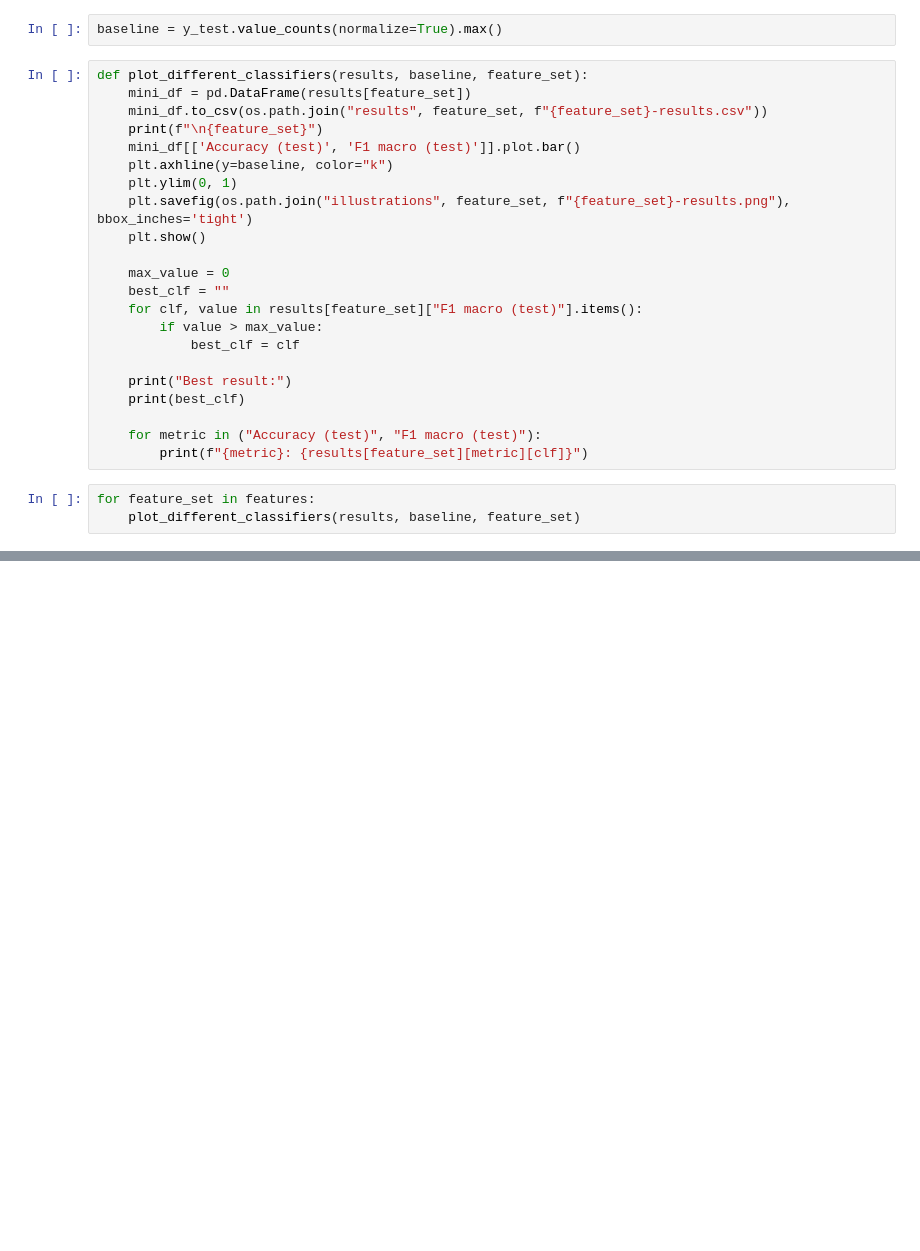
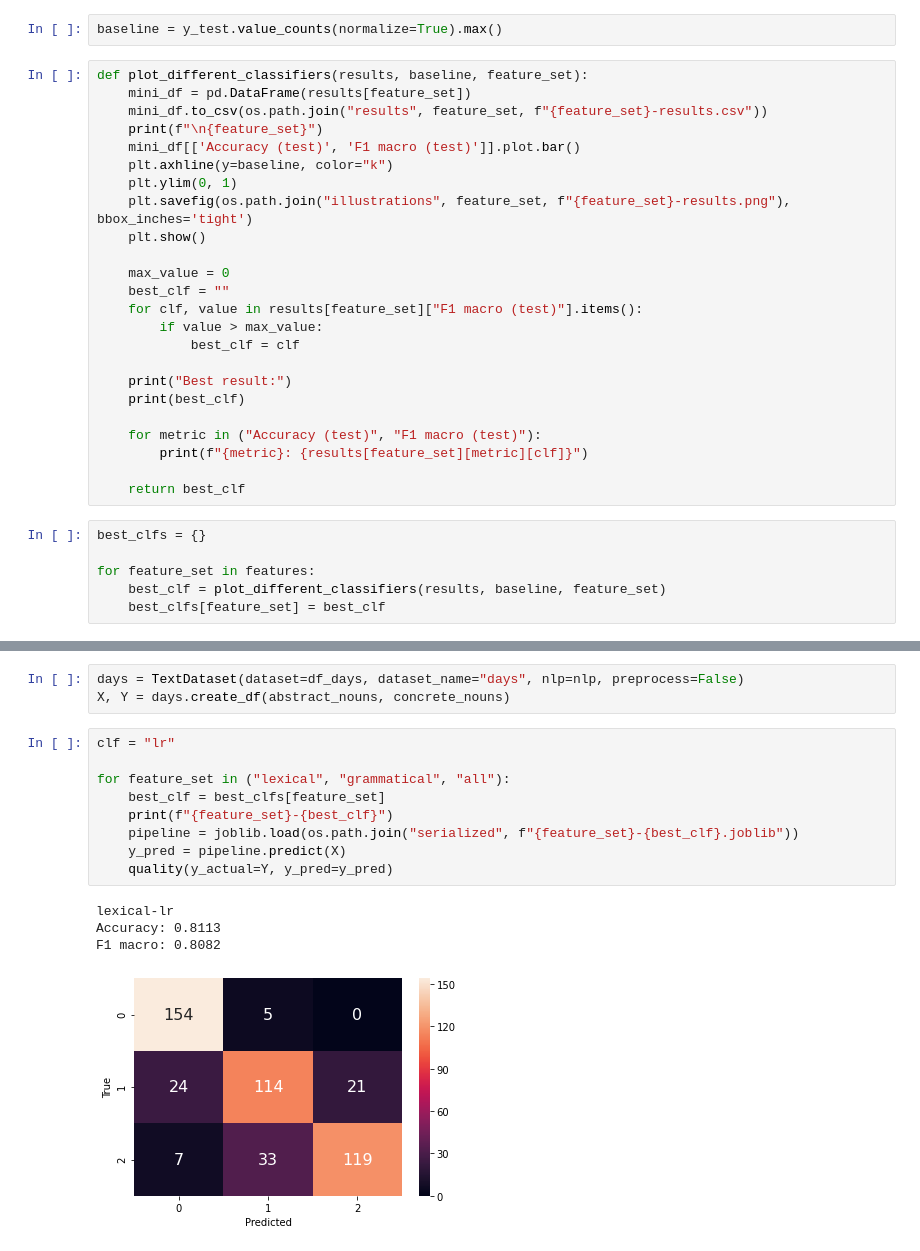
Before and after one commit to lpmaltina/english-proficiency, a Jupyter notebook: Classification.ipynb, the cells around one changed output, grey strips where cells are left out. Saved outputs shown, nothing was run; the diff lists cells and outputs as text; blank space fills up the shorter version.

```diff
--- a/Classification.ipynb
+++ b/Classification.ipynb
@@ -672,9 +668,14 @@ def plot_different_classifiers(results, baseline, feature_set):
 
     for metric in ("Accuracy (test)", "F1 macro (test)"):
         print(f"{metric}: {results[feature_set][metric][clf]}")
+
+    return best_clf
 # %%
+best_clfs = {}
+
 for feature_set in features:
-    plot_different_classifiers(results, baseline, feature_set)
+    best_clf = plot_different_classifiers(results, baseline, feature_set)
+    best_clfs[feature_set] = best_clf
 # %% [output]
 lexical
 [figure]
@@ -698,0 +700,17 @@ F1 macro (test): 0.913
+# %%
+days = TextDataset(dataset=df_days, dataset_name="days", nlp=nlp, preprocess=False)
+X, Y = days.create_df(abstract_nouns, concrete_nouns)
+# %%
+clf = "lr"
+
+for feature_set in ("lexical", "grammatical", "all"):
+    best_clf = best_clfs[feature_set]
+    print(f"{feature_set}-{best_clf}")
+    pipeline = joblib.load(os.path.join("serialized", f"{feature_set}-{best_clf}.joblib"))
+    y_pred = pipeline.predict(X)
+    quality(y_actual=Y, y_pred=y_pred)
+# %% [output]
+lexical-lr
+Accuracy: 0.8113
+F1 macro: 0.8082
+[figure, added]
```
Also changed, not shown: parts of 6 cells of this notebook.
